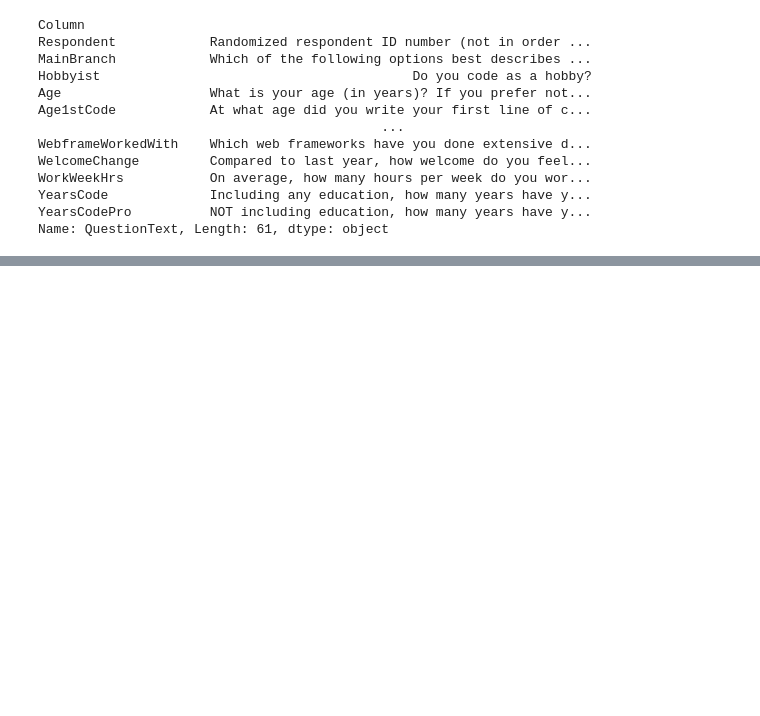
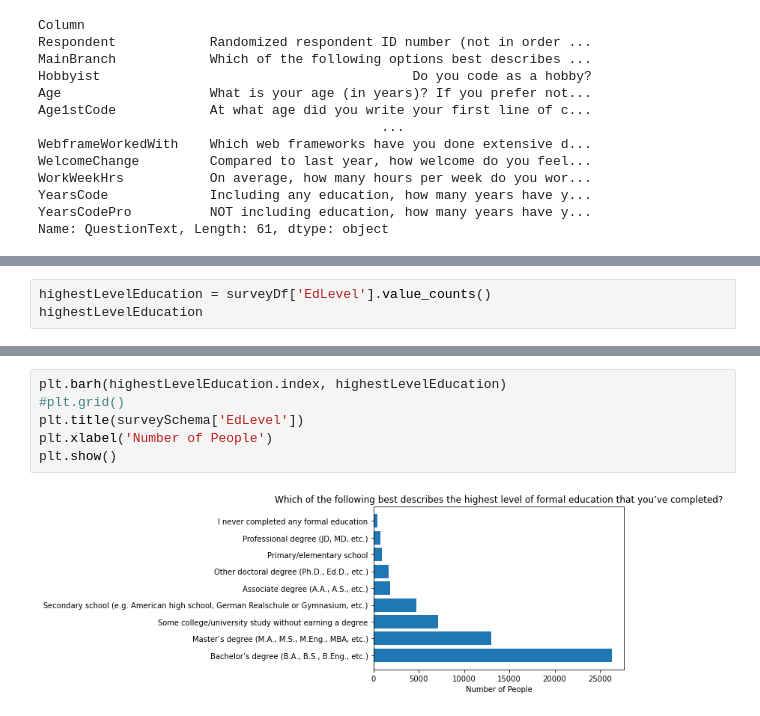
Before and after one commit to Ashutoshsarangi/DataAnalysis, a Jupyter notebook: Project/Stack Overflow Analysis(FreeCodeCamp)/StackOverFlow Survey.ipynb, the cells around one changed output, grey strips where cells are left out. Saved outputs shown, nothing was run; the diff lists cells and outputs as text; blank space fills up the shorter version.

```diff
--- a/Project/Stack Overflow Analysis(FreeCodeCamp)/StackOverFlow Survey.ipynb
+++ b/Project/Stack Overflow Analysis(FreeCodeCamp)/StackOverFlow Survey.ipynb
@@ -78,0 +345,3 @@ Name: YearsCode, dtype: object
+# %%
+highestLevelEducation = surveyDf['EdLevel'].value_counts()
+highestLevelEducation
@@ -78,0 +359,8 @@ Name: YearsCode, dtype: object
+# %%
+plt.barh(highestLevelEducation.index, highestLevelEducation)
+#plt.grid()
+plt.title(surveySchema['EdLevel'])
+plt.xlabel('Number of People')
+plt.show()
+# %% [output]
+[figure, added]
```
Also changed, not shown: parts of 42 cells of this notebook.
